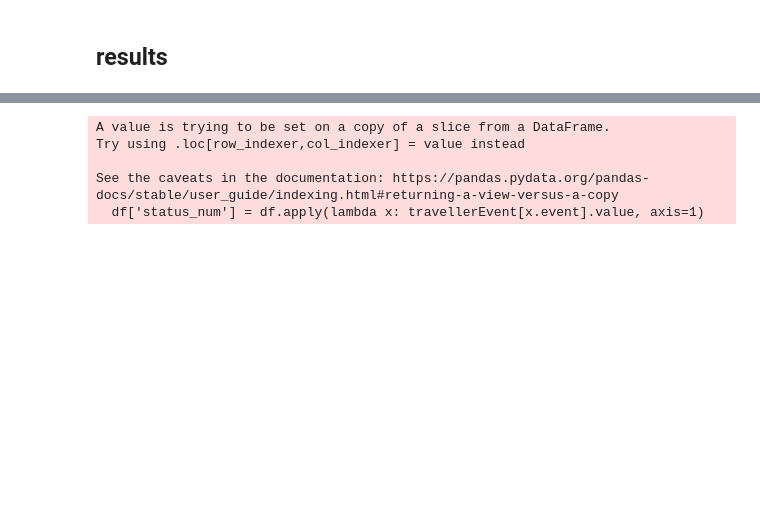
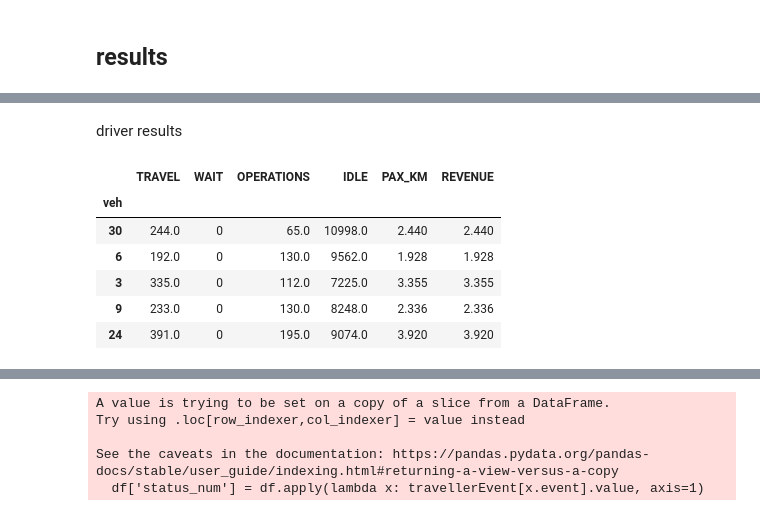
Before and after one commit to RafalKucharskiPK/MaaSSim, a Jupyter notebook: docs/tutorials/05_Results.ipynb, the cells around one changed output, grey strips where cells are left out. Cells and saved outputs as stored; diff of their text form; code cells hidden in the pictures; blank space fills up the shorter version.

Commit message:
meaningful result column names

```diff
--- a/docs/tutorials/05_Results.ipynb
+++ b/docs/tutorials/05_Results.ipynb
@@ -49,3 +54,15 @@ Name: MEETS_DRIVER_AT_PICKUP, dtype: float64
+# %% [markdown]
+driver results
+# %%
+sim.res[0].veh_exp[['TRAVEL','WAIT','OPERATIONS','IDLE', 'PAX_KM', 'REVENUE']].sample(5)
+# %% [output]
+|  | TRAVEL | WAIT | OPERATIONS | IDLE | PAX_KM | REVENUE |
+| veh |  |  |  |  |  |  |
+| 30 | 244.0 | 0 | 65.0 | 10998.0 | 2.440 | 2.440 |
+| 6 | 192.0 | 0 | 130.0 | 9562.0 | 1.928 | 1.928 |
+| 3 | 335.0 | 0 | 112.0 | 7225.0 | 3.355 | 3.355 |
+| 9 | 233.0 | 0 | 130.0 | 8248.0 | 2.336 | 2.336 |
+| 24 | 391.0 | 0 | 195.0 | 9074.0 | 3.920 | 3.920 |
 # %%
 trip_id  = 3 # we inspext traveller 3
 req = sim.inData.requests[sim.inData.requests.pax_id==trip_id].squeeze() # this is his ride request
```
Also changed, not shown: parts of 4 cells of this notebook, 8 other files.
